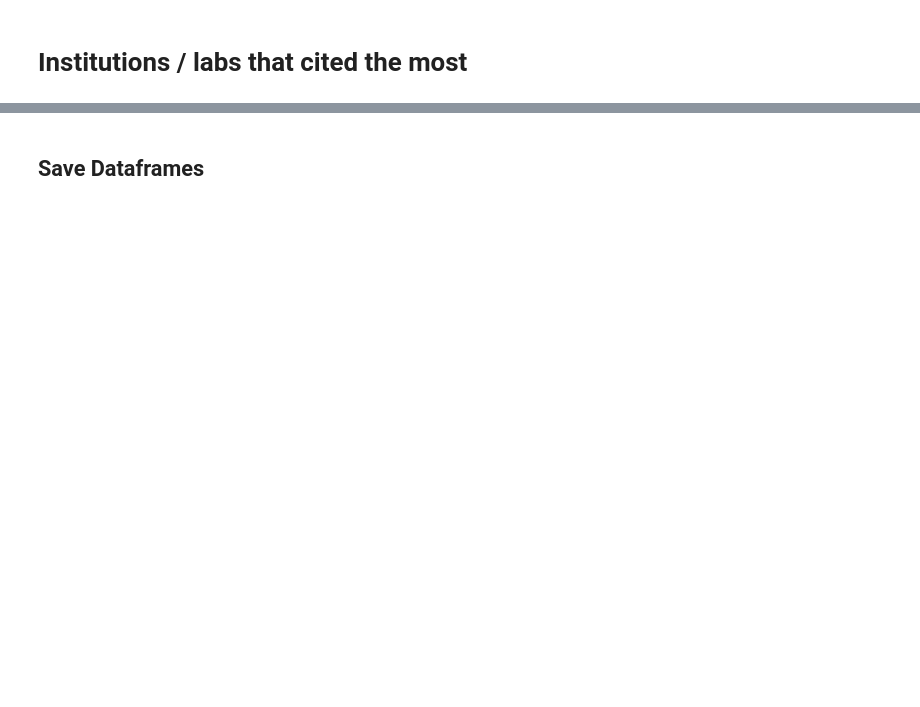
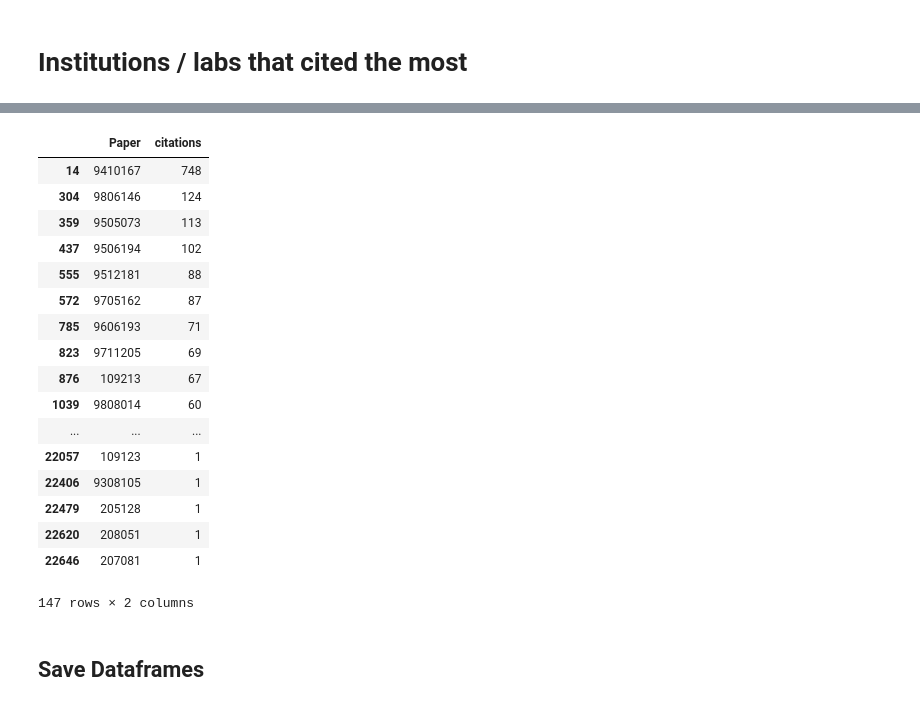
Before and after one commit to ajmaradiaga/dmsn-group15-citation-networks, a Jupyter notebook: preprocessing-dataset.ipynb, the cells around one changed output, grey strips where cells are left out. Drawn from its saved outputs; the diff is of its cells as text; code cells hidden in the pictures; blank space fills up the shorter version.

```diff
--- a/preprocessing-dataset.ipynb
+++ b/preprocessing-dataset.ipynb
@@ -641,0 +710,23 @@ display_df_with_bokeh(domain_df_to.sort_values('count', ascending=False))
+# %%
+qmul_citations = citations[
+    (citations.domain_from == 'qmul.ac.uk') | (citations.domain_to == 'qmul.ac.uk') |
+    (citations.domain_from == 'qmw.ac.uk') | (citations.domain_to == 'qmw.ac.uk')
+]
+
+qmul_citations_from = qmul_citations[
+    (qmul_citations.domain_from == 'qmul.ac.uk') |
+    (qmul_citations.domain_from == 'qmw.ac.uk')][['FromNodeId']#,'domain_from']
+]
+qmul_citations_from.columns = ['Paper']
+
+qmul_citations_to = qmul_citations[
+    (qmul_citations.domain_to == 'qmul.ac.uk') |
+    (qmul_citations.domain_to == 'qmw.ac.uk')][['ToNodeId']#,'domain_to']
+]
+qmul_citations_to.columns = ['Paper']
+
+# Join all nodes and remove duplicates.
+# As a paper can be as a FromNode and ToNode, we will remove duplicates
+qmul_papers = qmul_citations_from.append(qmul_citations_to).drop_duplicates()
+
+print(qmul_papers.shape)
@@ -641,0 +735,2 @@ display_df_with_bokeh(domain_df_to.sort_values('count', ascending=False))
+# %%
+qmul_papers.Paper = qmul_papers.Paper.map(str)
@@ -642,3 +747,30 @@ display_df_with_bokeh(domain_df_to.sort_values('count', ascending=False))
+# %%
+qmul_papers_in_degree = pd.merge(in_degree, qmul_papers, how = 'left', left_on = 'ToNodeId', right_on = 'Paper') # df.join(df_dates[['date']], on='FromNodeId')
+
+qmul_papers_in_degree.dropna(inplace=True)
+
+qmul_papers_in_degree.columns = ['citations', 'Paper']
+
+qmul_papers_in_degree[['Paper', 'citations']]
+# %% [output]
+|  | Paper | citations |
+| 14 | 9410167 | 748 |
+| 304 | 9806146 | 124 |
+| 359 | 9505073 | 113 |
+| 437 | 9506194 | 102 |
+| 555 | 9512181 | 88 |
+| 572 | 9705162 | 87 |
+| 785 | 9606193 | 71 |
+| 823 | 9711205 | 69 |
+| 876 | 109213 | 67 |
+| 1039 | 9808014 | 60 |
+| ... | ... | ... |
+| 22057 | 109123 | 1 |
+| 22406 | 9308105 | 1 |
+| 22479 | 205128 | 1 |
+| 22620 | 208051 | 1 |
+| 22646 | 207081 | 1 |
+147 rows × 2 columns
 # %% [markdown]
 ## Save Dataframes
 # %%
```
Also changed, not shown: parts of 10 cells of this notebook, 2 other files.
